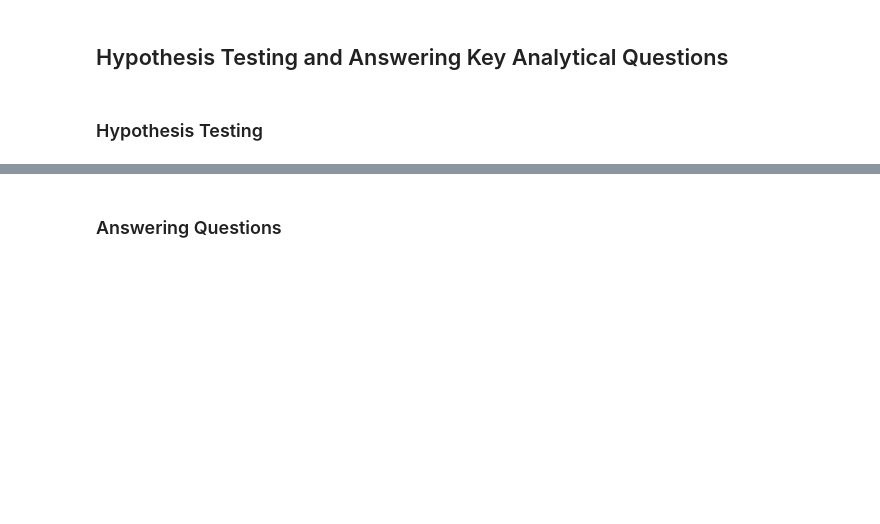
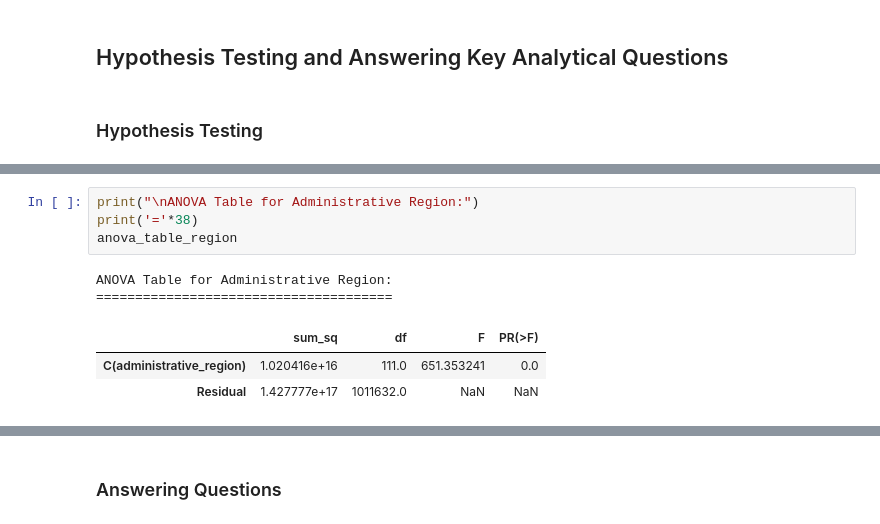
Before and after one commit to rasmodev/Staple-Food-and-Fuel-Price-Prediction-in-Africa, a Jupyter notebook: Staple_Food_Price_Prediction.ipynb, the cells around one changed output, grey strips where cells are left out. Drawn from its saved outputs; the diff is of its cells as text; blank space fills up the shorter version.

```diff
--- a/Staple_Food_Price_Prediction.ipynb
+++ b/Staple_Food_Price_Prediction.ipynb
@@ -1361,0 +1433,10 @@ Stationarity implies that the statistical properties of the time series, such as
+# %%
+print("\nANOVA Table for Administrative Region:")
+print('='*38)
+anova_table_region
+# %% [output]
+ANOVA Table for Administrative Region:
+======================================
+|  | sum_sq | df | F | PR(>F) |
+| C(administrative_region) | 1.020416e+16 | 111.0 | 651.353241 | 0.0 |
+| Residual | 1.427777e+17 | 1011632.0 | NaN | NaN |
```
Also changed, not shown: parts of 6 cells of this notebook.
